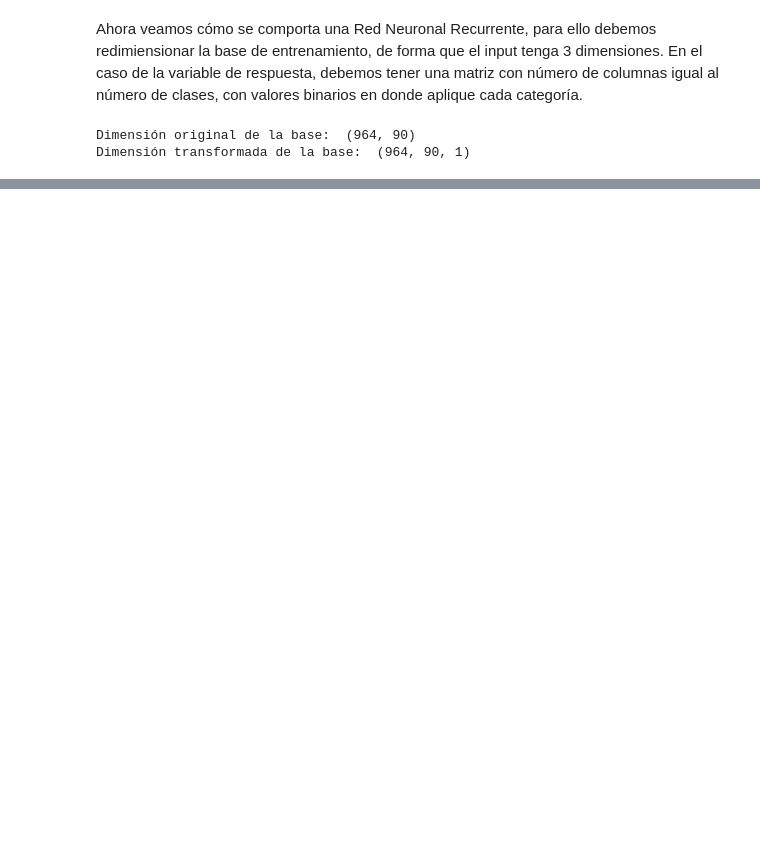
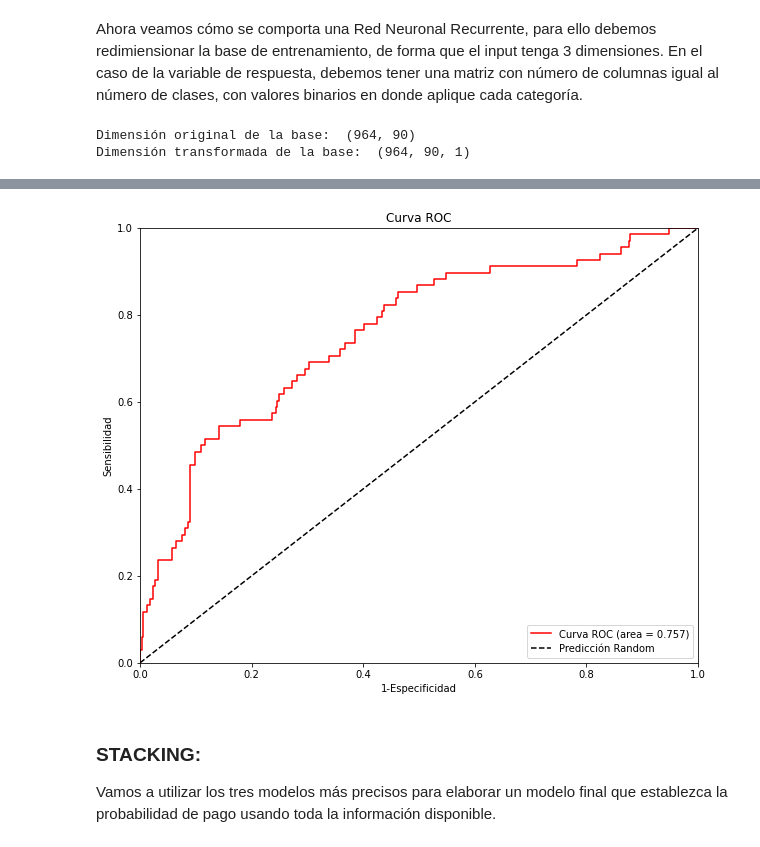
Before and after one commit to statscol/icesi_faii_final, a Jupyter notebook: fundamentos_analiticaII_final.ipynb, the cells around one changed output, grey strips where cells are left out. Cells and saved outputs as stored; diff of their text form; code cells hidden in the pictures; blank space fills up the shorter version.

```diff
--- a/fundamentos_analiticaII_final.ipynb
+++ b/fundamentos_analiticaII_final.ipynb
@@ -364,3 +393,12 @@ def metrics(real,pred):
+# %%
+steps = [('STD', StandardScaler()), ('RIDGE', SGDClassifier(penalty="l2",early_stopping=True,validation_fraction=0.1,
+                                                            max_iter=15000, tol=0.01))]
+pipeline = Pipeline(steps)
+parametros = {'Ridge__alpha':alphas}
+grid1=GridSearchCV(pipeline,param_grid=parametros,cv=5,n_jobs=-1)
+grid1.fit(X_train,y_train)
+pred_enet=grid1.predict(X_test)
+metrics(y_test,pred_enet)
 # %% [markdown]
 ### LDA
 # %%
@@ -470,8 +510,8 @@ from math import sqrt
 
 np.random.seed(1234)
 mlp = MLPClassifier(hidden_layer_sizes=(100,100,100), max_iter=1000,)
-mlp.fit(X_train.iloc[:,0:20],y_train)
+mlp.fit(X_train.iloc[:,0:90],y_train)
 
-y_pred = mlp.predict(X_test.iloc[:,0:20])
+y_pred = mlp.predict(X_test.iloc[:,0:90])
 metrics(y_test,y_pred)
 # %% [output]
@@ -554,4 +613,9 @@ Epoch 30/50
 # %%
 ##Predecir valores de prueba y realizar métricas
-y_pred_lstm=mod.predict(X_test2)
-y_pred_lstm=np.argmax(y_pred_lstm,axis=1)
+y_pred_lstm_proba=mod.predict(X_test2)
+#y_pred_lstm=np.argmax(y_pred_lstm,axis=1)
+
+
+y_pred_lstm=np.where(y_pred_lstm_proba>0.5,1,0)
+
+metrics(y_test,y_pred_lstm)
@@ -563,0 +630,24 @@ metrics(y_test,y_pred_lstm)
+# %%
+from sklearn.metrics import roc_auc_score,roc_curve
+from sklearn.metrics import auc
+
+# Compute fpr, tpr, thresholds and roc auc
+fpr, tpr, thresholds = roc_curve(y_test, y_pred_lstm_proba)
+roc_auc = roc_auc_score(y_test, y_pred_lstm_proba)
+
+# Plot ROC curve
+
+ax,fig=plt.subplots(figsize=(10,8))
+ax=plt.plot(fpr, tpr, label='Curva ROC (area = %0.3f)' % roc_auc, color="red");
+ax=plt.plot([0, 1], [0, 1], '--',color="black",label="Predicción Random")
+ax=plt.xlim([0.0, 1.0])
+ax=plt.ylim([0.0, 1.0])
+ax=plt.xlabel('1-Especificidad')
+ax=plt.ylabel('Sensibilidad')
+ax=plt.title('Curva ROC')
+ax=plt.legend(loc="lower right")
+# %% [output]
+[figure, added]
+# %% [markdown]
+### STACKING:
+Vamos a utilizar los tres modelos más precisos para elaborar un modelo final que establezca la probabilidad de pago usando toda la información disponible.
```
Also changed, not shown: parts of 11 cells of this notebook.
